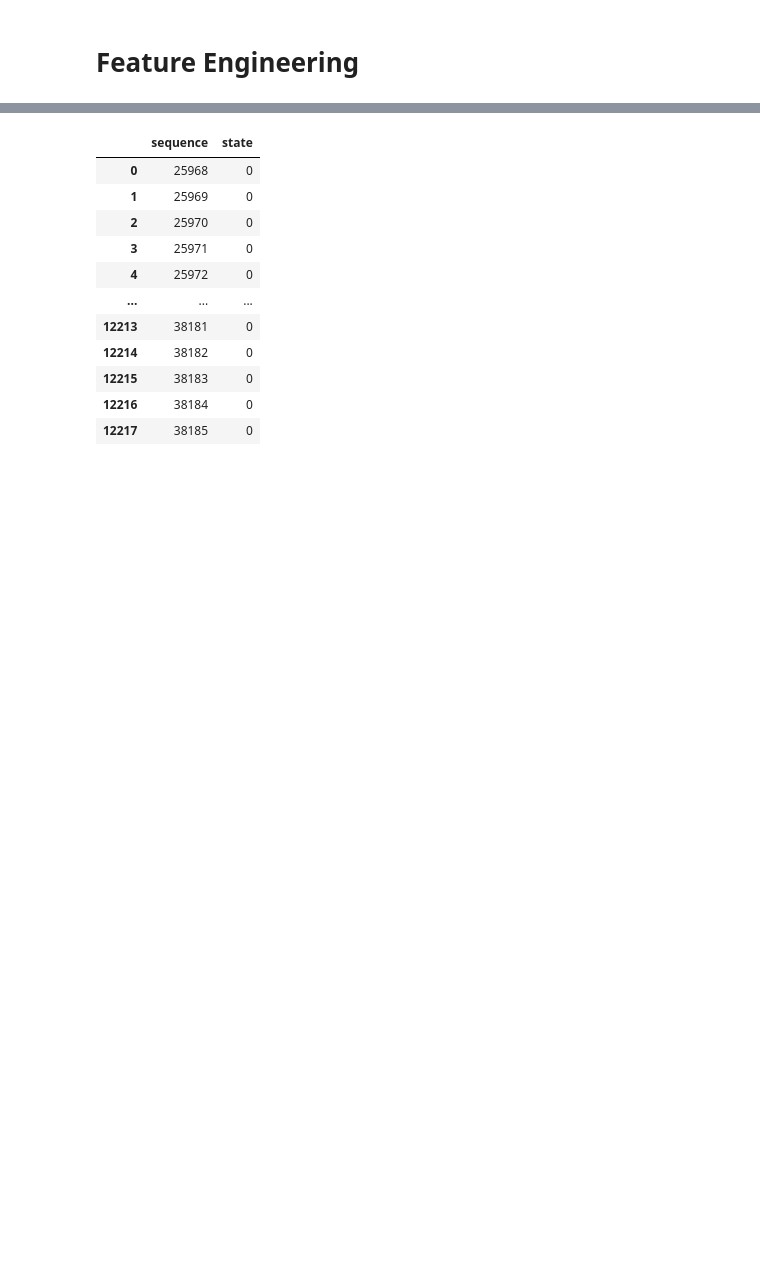
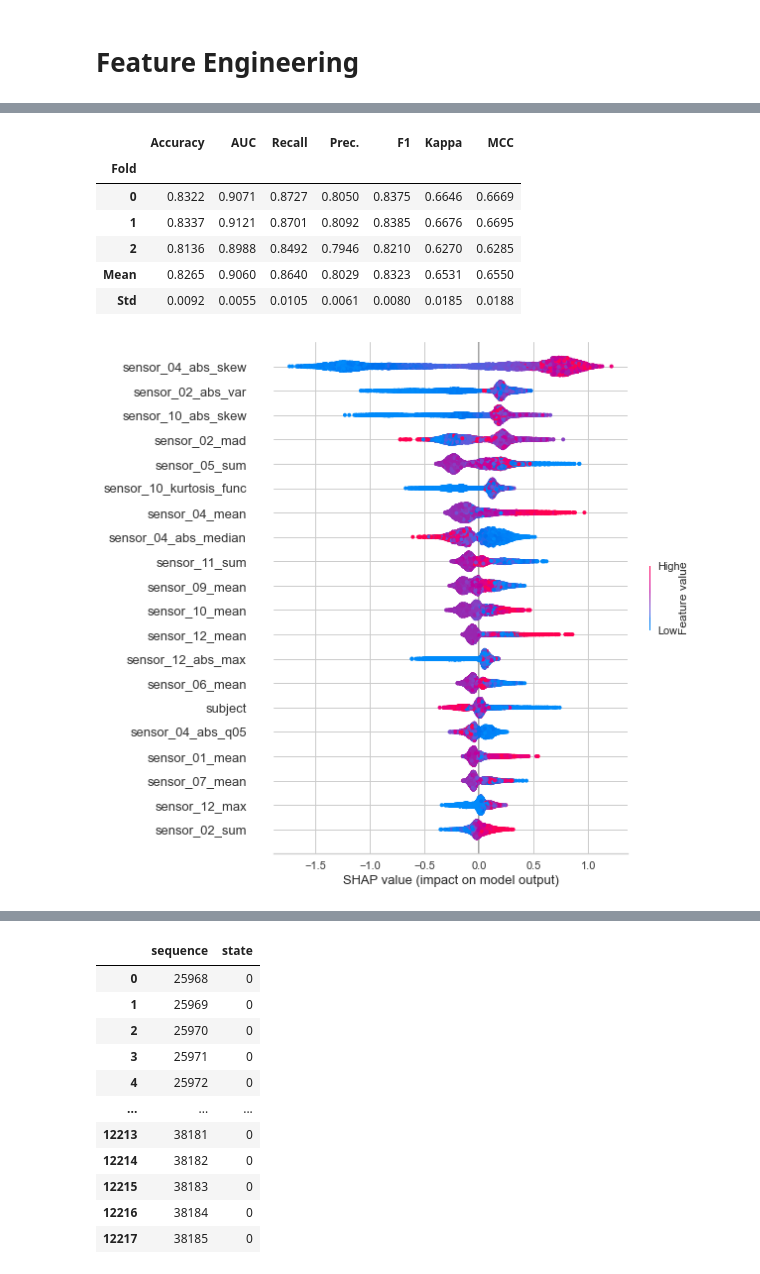
Before and after one commit to batamorphism/Kaggle, a Jupyter notebook: TPS2204/pycaretの練習_tpsapr22-fe-pseudo-labels-bi-lstm-fec957.ipynb, the cells around one changed output, grey strips where cells are left out. Cells and saved outputs as stored; diff of their text form; code cells hidden in the pictures; blank space fills up the shorter version.

```diff
--- a/TPS2204/pycaretの練習_tpsapr22-fe-pseudo-labels-bi-lstm-fec957.ipynb
+++ b/TPS2204/pycaretの練習_tpsapr22-fe-pseudo-labels-bi-lstm-fec957.ipynb
@@ -194,0 +217,14 @@ interpret_model(lightgbm_model)
+# %%
+# 過学習していないか確認するために、影響度の大きいものから順番に1個ずつ消していってみる
+
+remove_factor_list = ['sensor_04_kurtosis_func', 'sensor_02_abs_var', 'sensor_10_abs_skew', 'sensor_02_max', 'sensor_05_sum', 'sensor_04_mean', 'sensor_04_abs_median', 'sensor_10_mean', 'sensor_12_abs_max', 'sensor_01_mean', 'sensor_11_mean', 'sensor_12_sum', 'sensor_09_sum', 'subject']
+test(remove_factor_list[0])
+# %% [output]
+|  | Accuracy | AUC | Recall | Prec. | F1 | Kappa | MCC |
+| Fold |  |  |  |  |  |  |  |
+| 0 | 0.8322 | 0.9071 | 0.8727 | 0.8050 | 0.8375 | 0.6646 | 0.6669 |
+| 1 | 0.8337 | 0.9121 | 0.8701 | 0.8092 | 0.8385 | 0.6676 | 0.6695 |
+| 2 | 0.8136 | 0.8988 | 0.8492 | 0.7946 | 0.8210 | 0.6270 | 0.6285 |
+| Mean | 0.8265 | 0.9060 | 0.8640 | 0.8029 | 0.8323 | 0.6531 | 0.6550 |
+| Std | 0.0092 | 0.0055 | 0.0105 | 0.0061 | 0.0080 | 0.0185 | 0.0188 |
+[figure, added]
```
Also changed, not shown: parts of 30 cells of this notebook, 2 other files.
